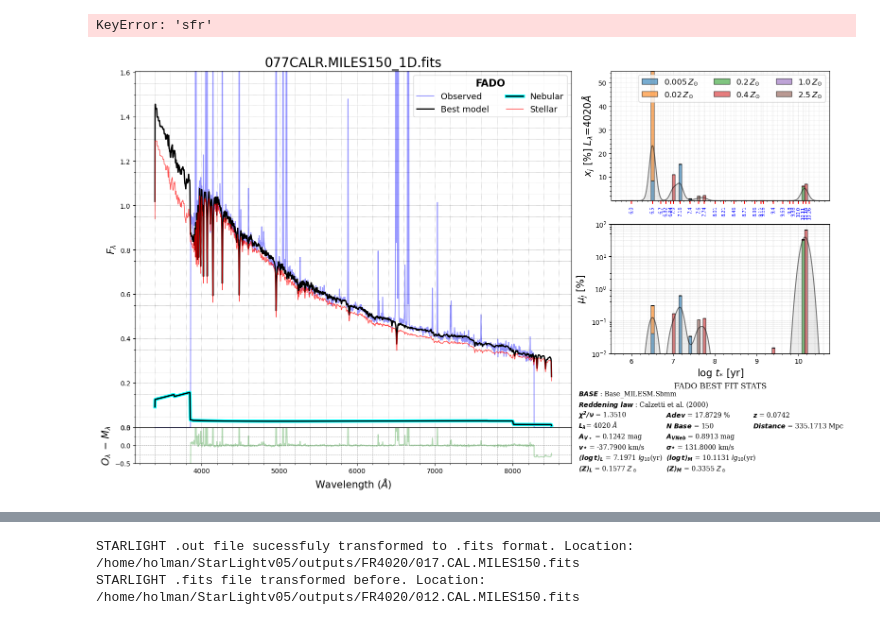
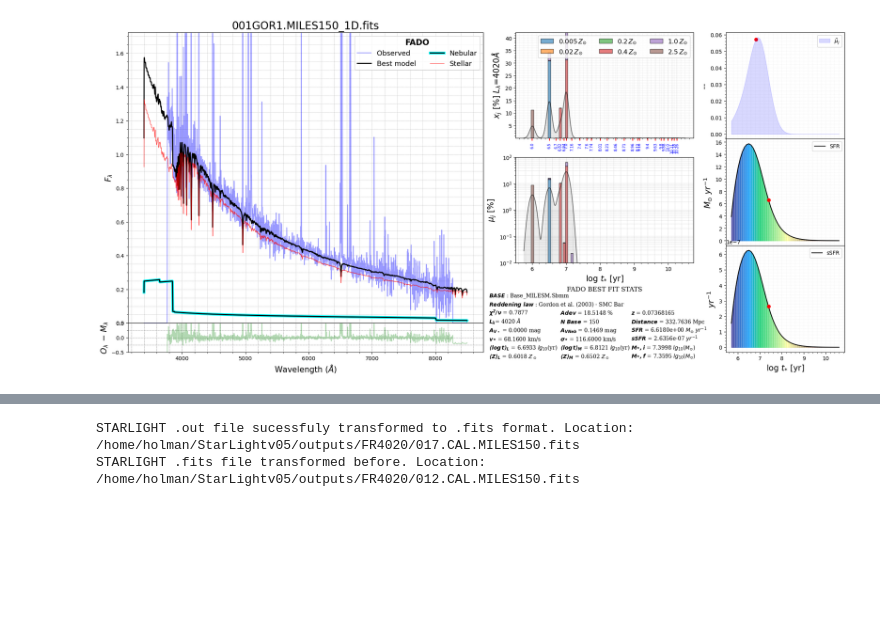
Before and after one commit to hol1m4n/HIIGalaxies, a Jupyter notebook: Spectral_synthesis/POO_test.ipynb, the cells around one changed output, grey strips where cells are left out. Cells and saved outputs as stored; diff of their text form; code cells hidden in the pictures; blank space fills up the shorter version.

```diff
--- a/Spectral_synthesis/POO_test.ipynb
+++ b/Spectral_synthesis/POO_test.ipynb
@@ -289,6 +290,8 @@ class SpectralSynthesis:
             fig, ax = plt.subplots(figsize=(8, 5))
         if self.distance_derived is not None:
             ax.fill_between(self.distance_derived['dt'], self.distance_derived['mu'], 0, color='blue', alpha=0.15, zorder=4, label = r'$\tilde{\mu}_{j}$')
+            interpol_mu_f = interp1d(self.distance_derived['dt'], self.distance_derived['mu'])
+            ax.plot(self.metadata['mean_logt_M'],interpol_mu_f(self.metadata['mean_logt_M']),'ro')
             if single:
                 self.SSP_utils_frame(var='x_j')
                 ax.set_xticks(self.SSP_utils['edades'])
@@ -299,7 +302,7 @@ class SpectralSynthesis:
             ax.tick_params(axis='x', labelrotation=0,which='minor')
             ax.set_yscale('linear')
             ax.grid(True, which="both", ls=":", color = 'gray', linewidth = 0.1)
-            ax.legend()
+            ax.legend(loc='upper center')
             ax.minorticks_on()
         return ax
 
@@ -308,22 +311,26 @@ class SpectralSynthesis:
             fig, ax = plt.subplots(figsize=(8, 5))
         if self.distance_derived is not None:
             cmap = cm.get_cmap('terrain')
-            x,y = self.distance_derived['dt'],self.distance_derived['sfr']
+            x, y = self.distance_derived['dt'], np.log10(self.distance_derived['sfr'])
+            y_min = np.min(y)
             for i in range(len(x) - 1):
-                ax.fill_between(x[i:i+2], y[i:i+2], color=cmap(i / len(x)), alpha=0.7)
+                ax.fill_between(x[i:i+2], y[i:i+2], y2=y_min, color=cmap(i / len(x)), alpha=0.7)
             ax.plot(x, y, color='black', label = r'SFR')
+
+            ax.plot(np.log10(2.45e7),np.log10(self.distance_derived['sfr_0']),'ro')
+
             if single:
                 self.SSP_utils_frame(var='x_j')
                 ax.set_xticks(self.SSP_utils['edades'])
                 ax.tick_params(axis='x', colors='red',width=1.5,length=5)
                 ax.set_xticklabels([str(round(e,2)) for e in self.SSP_utils['edades']], rotation=90, fontsize=7,color='blue')
-            ax.set_ylabel(r'$M_{\odot} \,\, yr^{-1}$ ', fontsize=15)
+            ax.set_ylabel(r'$log_{10}(M_{\odot} \,\, yr^{-1})$ ', fontsize=15)
             ax.set_xlabel(r'log $t_{*}$ [yr]', fontsize=15)
             ax.tick_params(axis='x', labelrotation=0,which='minor')
             ax.set_yscale('linear')
             ax.grid(True, which="both", ls=":", color = 'gray', linewidth = 0.1)
             ax.minorticks_on()
-            ax.legend()
+            ax.legend(loc='upper center')
         return ax
 
     def sSFR_vs_t(self,ax=None,single=True):
@@ -331,22 +338,25 @@ class SpectralSynthesis:
             fig, ax = plt.subplots(figsize=(8, 5))
         if self.distance_derived is not None:
             cmap = cm.get_cmap('terrain')
-            x,y = self.distance_derived['dt'],self.distance_derived['ssfr']
+            x,y = self.distance_derived['dt'],self.distance_derived['ssfr'] / 10e-10
             for i in range(len(x) - 1):
                 ax.fill_between(x[i:i+2], y[i:i+2], color=cmap(i / len(x)), alpha=0.7)
             ax.plot(x, y, color='black', label = r'sSFR')
+
+            ax.plot(np.log10(2.45e7),self.distance_derived['ssfr_0']/ 10e-10,'ro')
+
             if single:
                 self.SSP_utils_frame(var='x_j')
                 ax.set_xticks(self.SSP_utils['edades'])
                 ax.tick_params(axis='x', colors='red',width=1.5,length=5)
                 ax.set_xticklabels([str(round(e,2)) for e in self.SSP_utils['edades']], rotation=90, fontsize=7,color='blue')
-            ax.set_ylabel(r'$yr^{-1}$ ', fontsize=15)
+            ax.set_ylabel(r'$10^{-10} \, yr^{-1} $ ', fontsize=15)
             ax.set_xlabel(r'log $t_{*}$ [yr]', fontsize=15)
             ax.tick_params(axis='x', labelrotation=0,which='minor')
             ax.set_yscale('linear')
             ax.grid(True, which="both", ls=":", color = 'gray', linewidth = 0.1)
             ax.minorticks_on()
-            ax.legend()
+            ax.legend(loc='upper center')
         return ax
 
 
@@ -384,11 +394,12 @@ class SpectralSynthesis:
             ax.text(0.25, -0.1, r'$\mathbfit{\langle Z \rangle_M}$ = %.4f' % self.metadata['mean_Z_M'] + r' $Z_\odot$', transform=ax.transAxes, fontsize=fs,family = 'serif')
 
             if self.distance_derived is not None:
-                ax.text(0.65, 0.65, r'$\mathbfit{z}$ = %.4f' % self.distance_derived['z'].value + r' ', transform=ax.transAxes, fontsize=fs,family = 'serif')
+                ax.text(0.65, 0.65, r'$\mathbfit{z}$ = %.8f' % self.distance_derived['z'].value + r' ', transform=ax.transAxes, fontsize=fs,family = 'serif')
                 ax.text(0.65, 0.50, r'$\mathbfit{Distance}$ = %.4f' % self.distance_derived['d_Mpc'].value + r' Mpc', transform=ax.transAxes, fontsize=fs,family = 'serif')
 
-                ax.text(0.65, 0.35, r'$\mathbfit{SFR}$ = %.4f' % self.distance_derived['sfr'][-1] + r' $M_{\odot}$ $yr^{-1}$', transform=ax.transAxes, fontsize=fs,family = 'serif')
-                ax.text(0.65, 0.20, r'$\mathbfit{sSFR}$ = %.4e' % self.distance_derived['ssfr'][-1] + r' $yr^{-1}$', transform=ax.transAxes, fontsize=fs,family = 'serif')
+                ax.text(0.65, 0.35, r'$\mathbfit{SFR}$ = %.4f' % self.distance_derived['sfr_0'] + r' $M_{\odot}$ $yr^{-1}$', transform=ax.transAxes, fontsize=fs,family = 'serif')
+                ax.text(0.65, 0.20, r'$\mathbfit{sSFR}$ = %.4e' % self.distance_derived['ssfr_0'] + r' $yr^{-1}$', transform=ax.transAxes, fontsize=fs,family = 'serif')
+
                 ax.text(0.65, 0.05, r'$\mathbfit{M {\star, i}}$ = %.4f' % self.distance_derived['log_mitot'] + r' $lg_{10}$($M_{\odot}$)', transform=ax.transAxes, fontsize=fs,family = 'serif')
                 ax.text(0.65, -0.10, r'$\mathbfit{M {\star, f}}$ = %.4f' % self.distance_derived['log_mctot'] + r' $lg_{10}$($M_{\odot}$)', transform=ax.transAxes, fontsize=fs,family = 'serif')
 
@@ -404,7 +415,7 @@ class SpectralSynthesis:
                 figure=fig,
                 width_ratios=[3.0, 1.5,1.0],
                 height_ratios=[2.0, 3.0, 0.5],
-                wspace=0.15,
+                wspace=0.20,
                 hspace=0.0
             )
             gs.update(left=0.05, bottom=0.05, right=0.98, hspace=0.0)
@@ -654,6 +810,5 @@ star_test.CompositePlot()
 # %%
-fado_test = Fado(home = '/home/holman/FADOv1b/o_FR4020/',file = '077CALR.MILES150_1D.fits',distance = 0.07418911)
+fado_test = Fado(home = '/home/holman/Documents/CIMAT/FADOv1b/o_FR4020/',file = '001GOR1.MILES150_1D.fits', distance = 0.07368165)
 fado_test.CompositePlot()
 # %% [output]
-KeyError: 'sfr'
-[figure, old version]
+[figure, new version]
```
Also changed, not shown: parts of 23 cells of this notebook, 16 other files.
